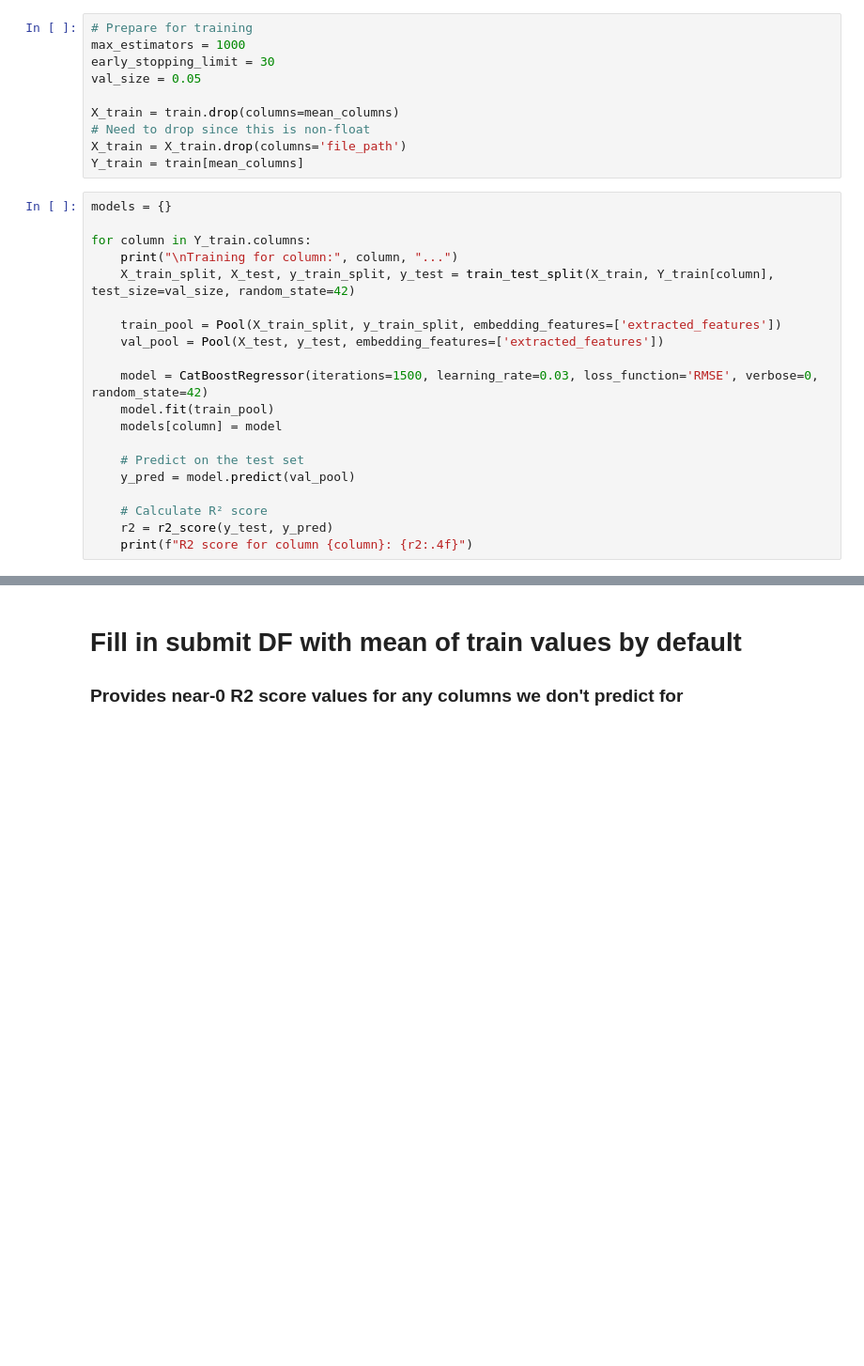
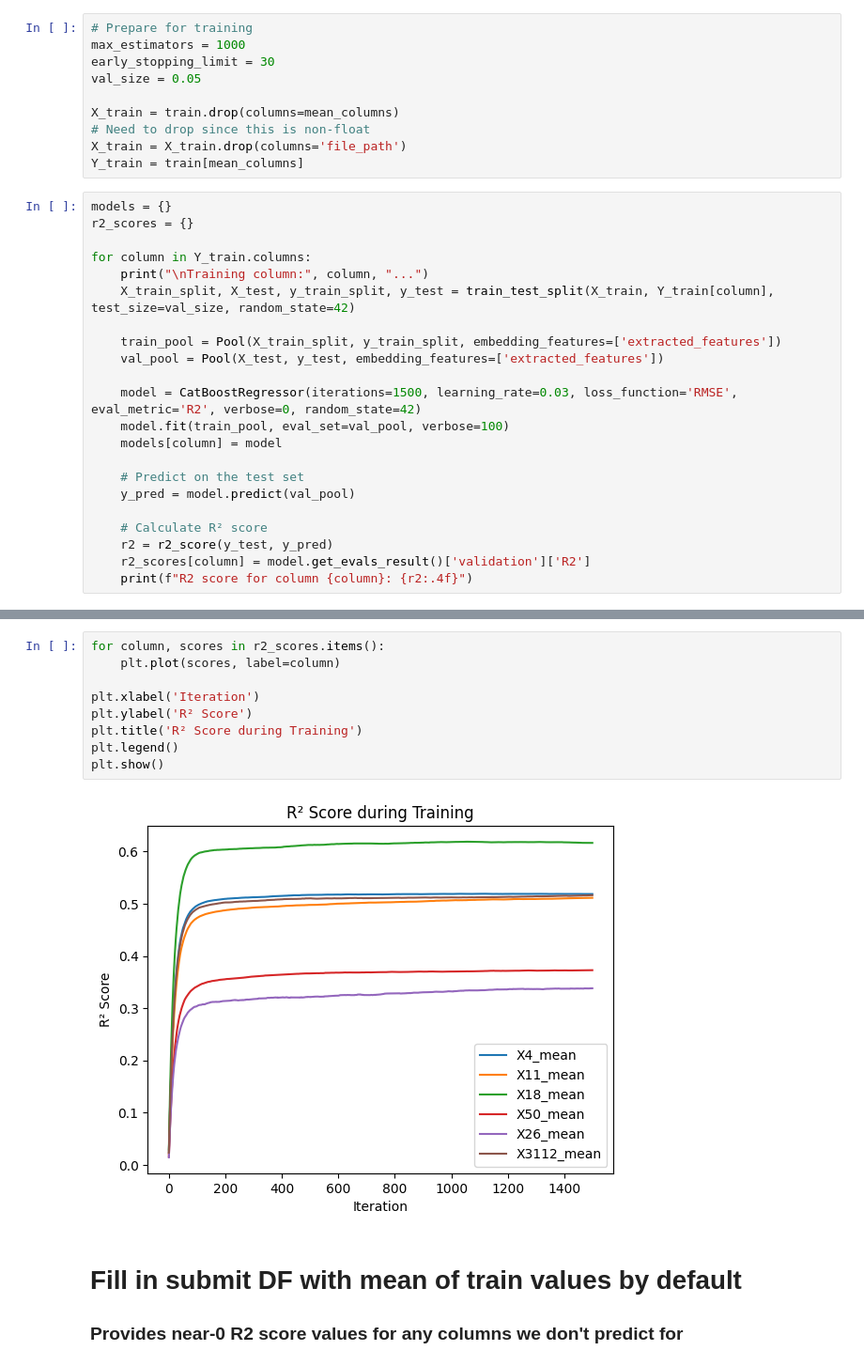
Before and after one commit to iepmas/cs480-spring2024-kaggle, a Jupyter notebook: CS480_final_project.ipynb, the cells around one changed output, grey strips where cells are left out. Shown at 94% size. Saved outputs shown, nothing was run; the diff lists cells and outputs as text; blank space fills up the shorter version.

Commit message:
Kaggle Notebook | CatBoost on Tabular Data | Version 9

```diff
--- a/CS480_final_project.ipynb
+++ b/CS480_final_project.ipynb
@@ -106,16 +108,17 @@ X_train = X_train.drop(columns='file_path')
 Y_train = train[mean_columns]
 # %%
 models = {}
+r2_scores = {}
 
 for column in Y_train.columns:
-    print("\nTraining for column:", column, "...")
+    print("\nTraining column:", column, "...")
     X_train_split, X_test, y_train_split, y_test = train_test_split(X_train, Y_train[column], test_size=val_size, random_state=42)
 
     train_pool = Pool(X_train_split, y_train_split, embedding_features=['extracted_features'])
     val_pool = Pool(X_test, y_test, embedding_features=['extracted_features'])
 
-    model = CatBoostRegressor(iterations=1500, learning_rate=0.03, loss_function='RMSE', verbose=0, random_state=42)
-    model.fit(train_pool)
+    model = CatBoostRegressor(iterations=1500, learning_rate=0.03, loss_function='RMSE', eval_metric='R2', verbose=0, random_state=42)
+    model.fit(train_pool, eval_set=val_pool, verbose=100)
     models[column] = model
 
     # Predict on the test set
@@ -123,4 +126,5 @@ for column in Y_train.columns:
 
     # Calculate R² score
     r2 = r2_score(y_test, y_pred)
+    r2_scores[column] = model.get_evals_result()['validation']['R2']
     print(f"R2 score for column {column}: {r2:.4f}")
@@ -127,3 +149,14 @@ for column in Y_train.columns:
+# %%
+for column, scores in r2_scores.items():
+    plt.plot(scores, label=column)
+
+plt.xlabel('Iteration')
+plt.ylabel('R² Score')
+plt.title('R² Score during Training')
+plt.legend()
+plt.show()
+# %% [output]
+[figure, added]
 # %% [markdown]
 # Fill in submit DF with mean of train values by default
 ### Provides near-0 R2 score values for any columns we don't predict for
```
Also changed, not shown: parts of 2 cells of this notebook.
